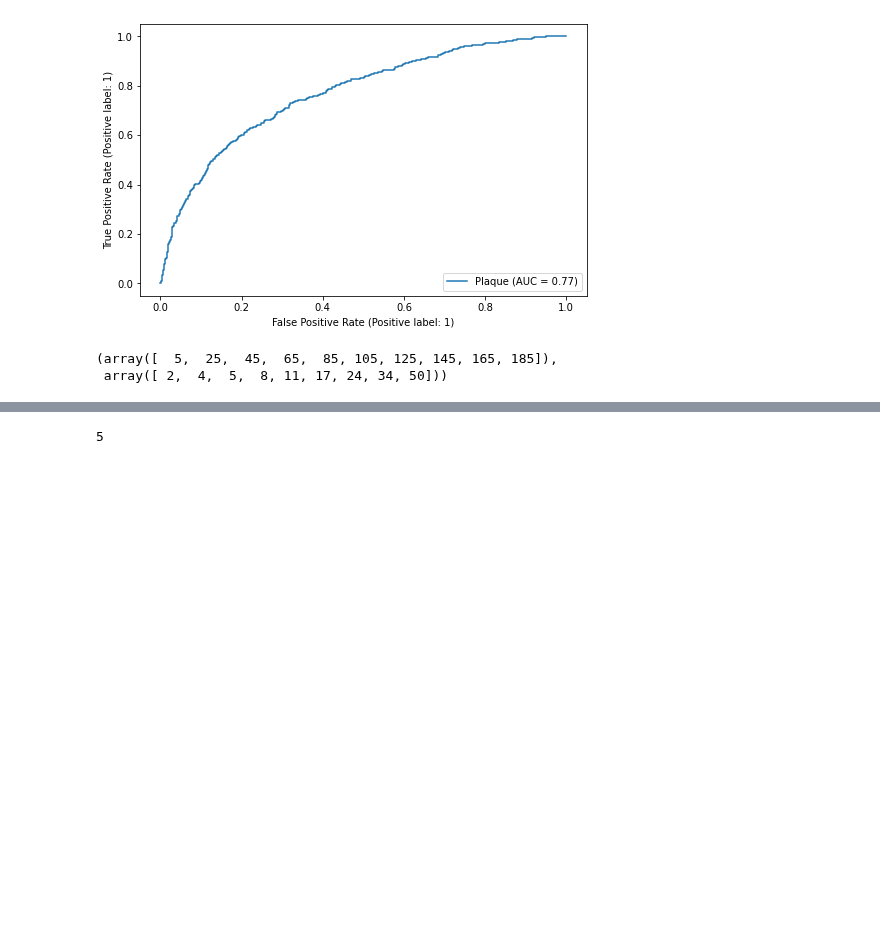
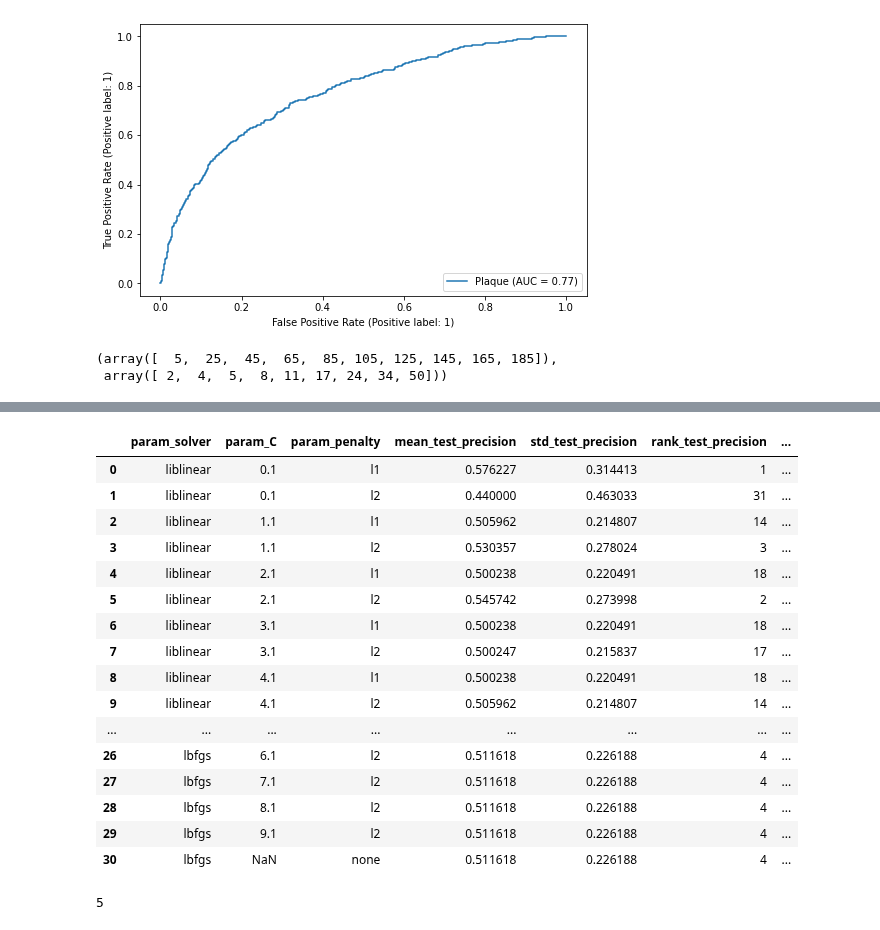
Before and after one commit to dmnburrows/spatial_transcriptomics, a Jupyter notebook: plaque_classify.ipynb, the cells around one changed output, grey strips where cells are left out. Drawn from its saved outputs; the diff is of its cells as text; code cells hidden in the pictures; blank space fills up the shorter version.

```diff
--- a/plaque_classify.ipynb
+++ b/plaque_classify.ipynb
@@ -472,3 +472,17 @@ n_de, n_pc
 # %% [output]
 (array([  5,  25,  45,  65,  85, 105, 125, 145, 165, 185]),
  array([ 2,  4,  5,  8, 11, 17, 24, 34, 50]))
+# %%
+score_df = pd.DataFrame()
+model_dict = {}
+n=5
+#loop over external parameters
+print(n)
+parameter = 'param_ndeg'
+sub_gm = pf.filter_by_genes(n, 'C', de_genes, logcpm)
+
+#train model on all parameter combs ->
+#pars with best mean cross val score are selected, and re-fitted to entire dataset to learn weights
+X_train, X_test, y_train, y_test = train_test_split(sub_gm, meta['adj_plq'], test_size=0.33, random_state=1)
+model_grid_search = GridSearchCV(model, param_grid=parameters, refit = 'precision', scoring = scoring, n_jobs=5, cv=5)
+model_grid_search.fit(X_train, y_train)
@@ -474,0 +502,40 @@ n_de, n_pc
+# %%
+
+cv_results = pd.DataFrame(model_grid_search.cv_results_)
+curr = cv_results[
+    [
+        "param_solver",
+        "param_C",
+        "param_penalty",
+        "mean_test_precision",
+        "std_test_precision",
+        "rank_test_precision",
+        "mean_test_recall",
+        "std_test_recall",
+        "rank_test_recall",
+        "mean_test_roc_auc",
+        "std_test_roc_auc",
+        "rank_test_roc_auc",
+
+    ]
+]
+# %%
+curr
+# %% [output]
+|  | param_solver | param_C | param_penalty | mean_test_precision | std_test_precision | rank_test_precision | ... |
+| 0 | liblinear | 0.1 | l1 | 0.576227 | 0.314413 | 1 | ... |
+| 1 | liblinear | 0.1 | l2 | 0.440000 | 0.463033 | 31 | ... |
+| 2 | liblinear | 1.1 | l1 | 0.505962 | 0.214807 | 14 | ... |
+| 3 | liblinear | 1.1 | l2 | 0.530357 | 0.278024 | 3 | ... |
+| 4 | liblinear | 2.1 | l1 | 0.500238 | 0.220491 | 18 | ... |
+| 5 | liblinear | 2.1 | l2 | 0.545742 | 0.273998 | 2 | ... |
+| 6 | liblinear | 3.1 | l1 | 0.500238 | 0.220491 | 18 | ... |
+| 7 | liblinear | 3.1 | l2 | 0.500247 | 0.215837 | 17 | ... |
+| 8 | liblinear | 4.1 | l1 | 0.500238 | 0.220491 | 18 | ... |
+| 9 | liblinear | 4.1 | l2 | 0.505962 | 0.214807 | 14 | ... |
+| ... | ... | ... | ... | ... | ... | ... | ... |
+| 26 | lbfgs | 6.1 | l2 | 0.511618 | 0.226188 | 4 | ... |
+| 27 | lbfgs | 7.1 | l2 | 0.511618 | 0.226188 | 4 | ... |
+| 28 | lbfgs | 8.1 | l2 | 0.511618 | 0.226188 | 4 | ... |
+| 29 | lbfgs | 9.1 | l2 | 0.511618 | 0.226188 | 4 | ... |
+| 30 | lbfgs | NaN | none | 0.511618 | 0.226188 | 4 | ... |
```
Also changed, not shown: parts of 38 cells of this notebook.
